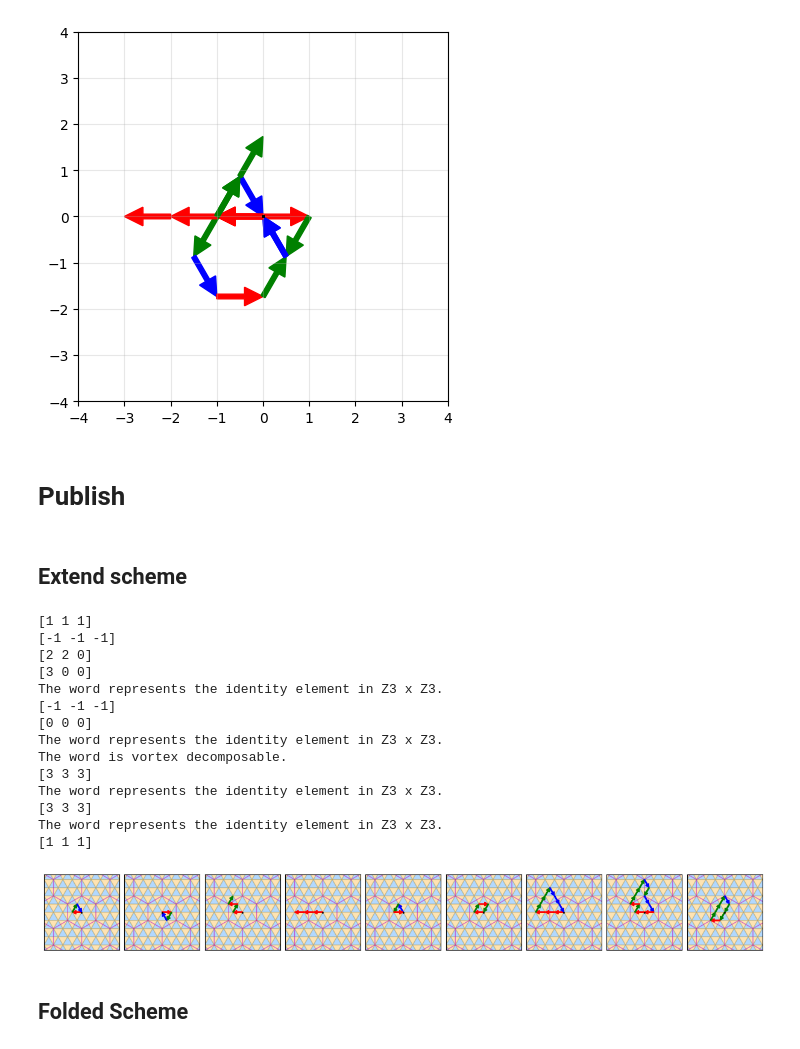
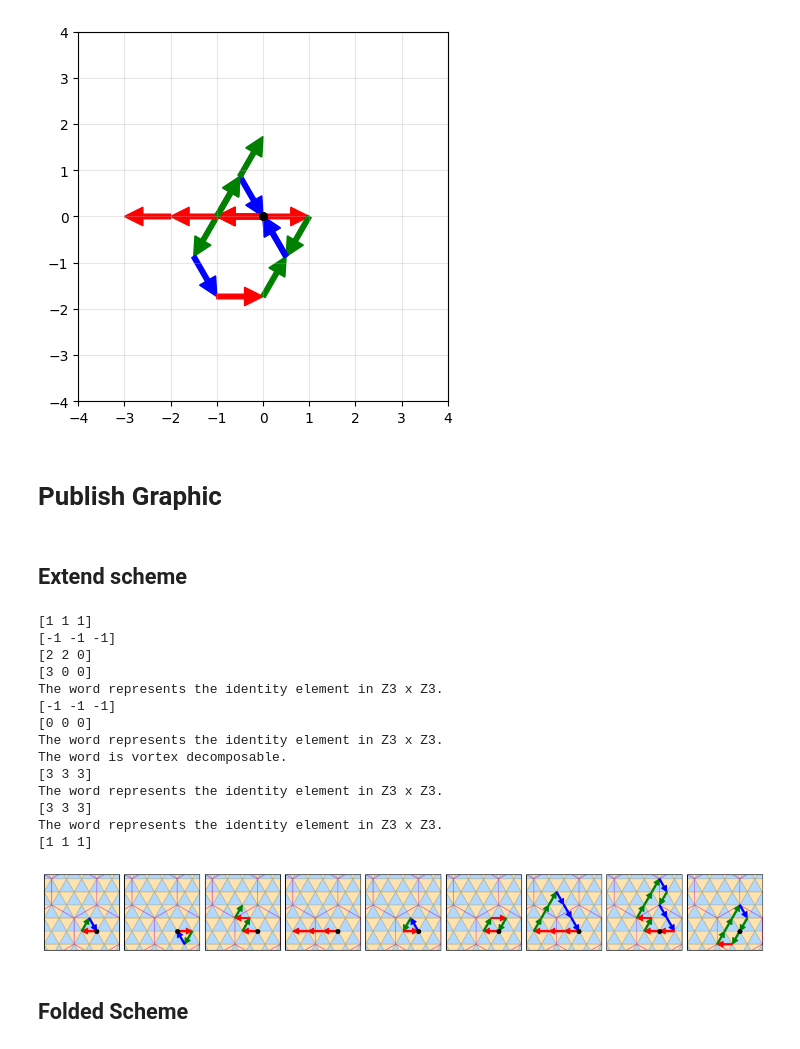
Before and after one commit to Potdooshami/2H_TaSe2_Tc_STM, a Jupyter notebook: E06_boundary_examples.ipynb, the cells around one changed output. Saved outputs shown, nothing was run; the diff lists cells and outputs as text; code cells hidden in the pictures.

```diff
--- a/E06_boundary_examples.ipynb
+++ b/E06_boundary_examples.ipynb
@@ -233,6 +233,41 @@ def draw_arrow_trajectory(drs, clrs, show_origin=True, index_points=False, index
     ax.grid(True, alpha=0.3)
 
     return fig, ax, text_objs
+def gen_tex_boundary_words(word, is_color=False):
+    '''for given integer list, generate LaTeX code for boundary words.
+    1->r, 2->g, 3->b, -1->r^{-1}, -2->g^{-1}, -3->b^{-1}
+    Args:
+        word (list of int): A list of integers representing the boundary word.\pm(1,2,3)
+        is_color (bool): If True, wrap r/g/b in \textcolor{...}{...} for LaTeX coloring.
+    Returns:
+        str: A string containing the LaTeX code for the boundary word.
+    '''
+    mapping = {
+        1: r'r',
+        2: r'g',
+        3: r'b',
+        -1: r'r^{-1}',
+        -2: r'g^{-1}',
+        -3: r'b^{-1}',
+    }
+    color_map = {
+        1: 'red',
+        2: 'green',
+        3: 'blue'
+    }
+
+    def fmt(x):
+        key = int(x)
+        base = mapping[key]
+        if is_color:
+            c = color_map[abs(key)]
+            return rf'\textcolor{{{c}}}{{{base}}}'
+        return base
+
+    try:
+        return ' '.join(fmt(x) for x in word)
+    except (TypeError, ValueError, KeyError):
+        raise ValueError("word must be an iterable of integers in [-3, -2, -1, 1, 2, 3]")
 
 class RgbBoundary():
     ALLOWED_VALUES = [1,2,3,-1,-2,-3]
@@ -300,6 +335,8 @@ class RgbBoundary():
         # return fig, ax, text_objs
     def draw_cyclic_arrows(self):
         return draw_cyclic_arrows(len(self._word), [self.COLOR[(abs(val)-1) % 3] for val in self._word], [val < 0 for val in self._word], 1)
+    def gen_boundary_word_tex(self, is_color=False):
+        return gen_tex_boundary_words(self._word, is_color=is_color)
 # %%
 # fig,ax  = cry.plot_crystal()
 
@@ -323,7 +360,7 @@ The word represents the identity element in Z3 x Z3.
 (-4.0, 4.0)
 [figure]
 # %% [markdown]
-# Publish
+# Publish Graphic
 # %%
 words = [
     [1,2,3],
@@ -348,36 +385,36 @@ fig.subplots_adjust(wspace=0, left=0, right=0, top=0, bottom=0)
 for word in words:
     ind += 1
     ax = axs[ind-1]
     plt.sca(ax)
     fig,ax  = cry_vortex_triangle.plot_crystal()
     cry_sup_wigner.plot_crystal()
 
 
     # ax.set_position([0,0,1,1])
 
     RgbBoundary(word).draw_arrow_trajectory(index_points=False,show_origin=True,index_arrows=False)
     ax.set_xticks([])
     ax.set_yticks([])
     # ax.set_xlim(-2,2)
     # ax.set_ylim(-2,2)
-    ax.set_xlim(-4,4)
-    ax.set_ylim(-4,4)
+    ax.set_xlim(-3.5,1.5)
+    ax.set_ylim(-1.25,3.75)
 # %% [output]
 [1 1 1]
 [-1 -1 -1]
 [2 2 0]
 [3 0 0]
 The word represents the identity element in Z3 x Z3.
 [-1 -1 -1]
 [0 0 0]
 The word represents the identity element in Z3 x Z3.
 The word is vortex decomposable.
 [3 3 3]
 The word represents the identity element in Z3 x Z3.
 [3 3 3]
 The word represents the identity element in Z3 x Z3.
 [1 1 1]
-[figure, old version]
+[figure, new version]
 # %%
 fig.savefig("assets/E06_boundary_examples.svg")
 # %% [markdown]
```
Also changed, not shown: parts of 18 cells of this notebook.
